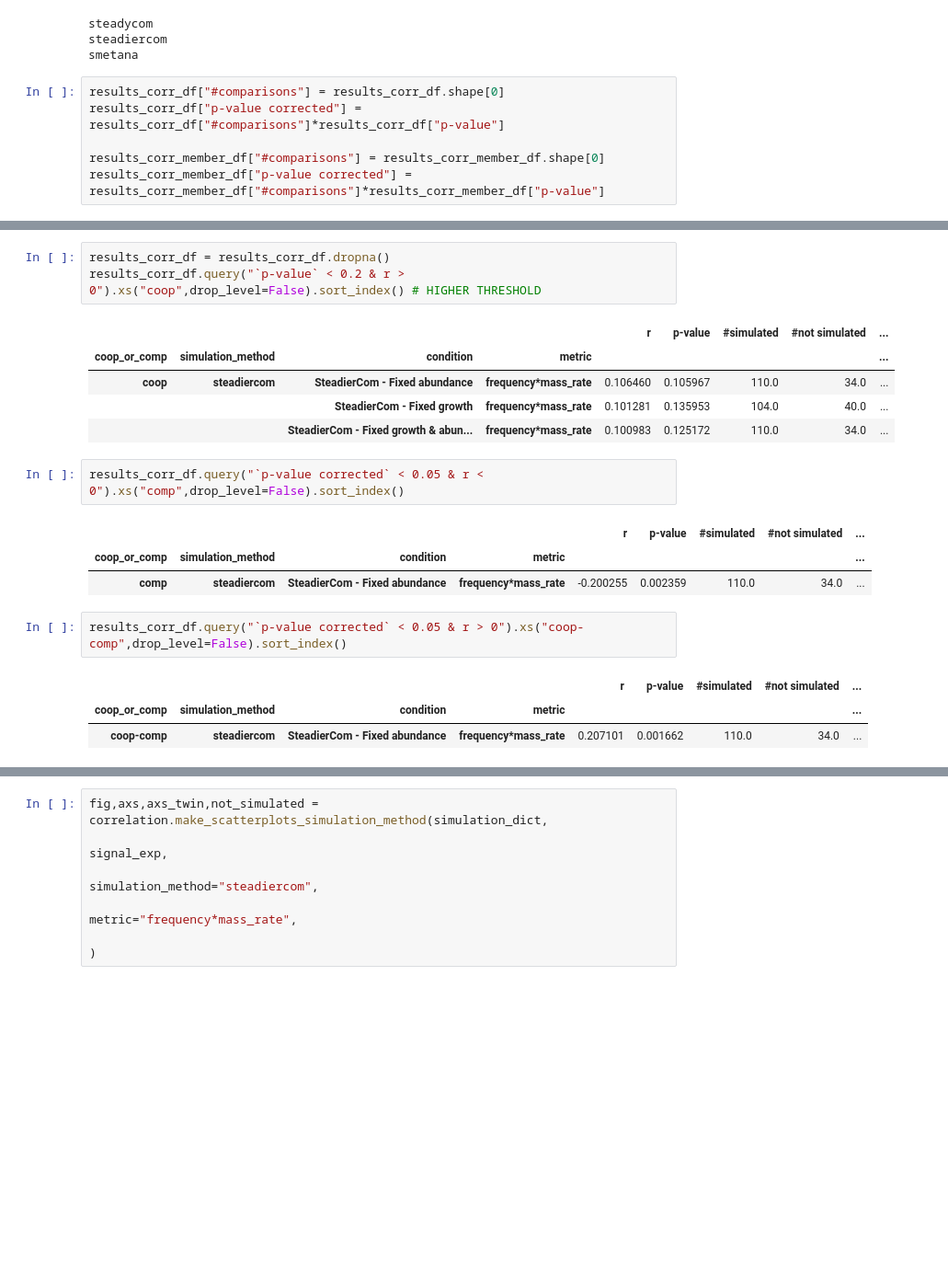
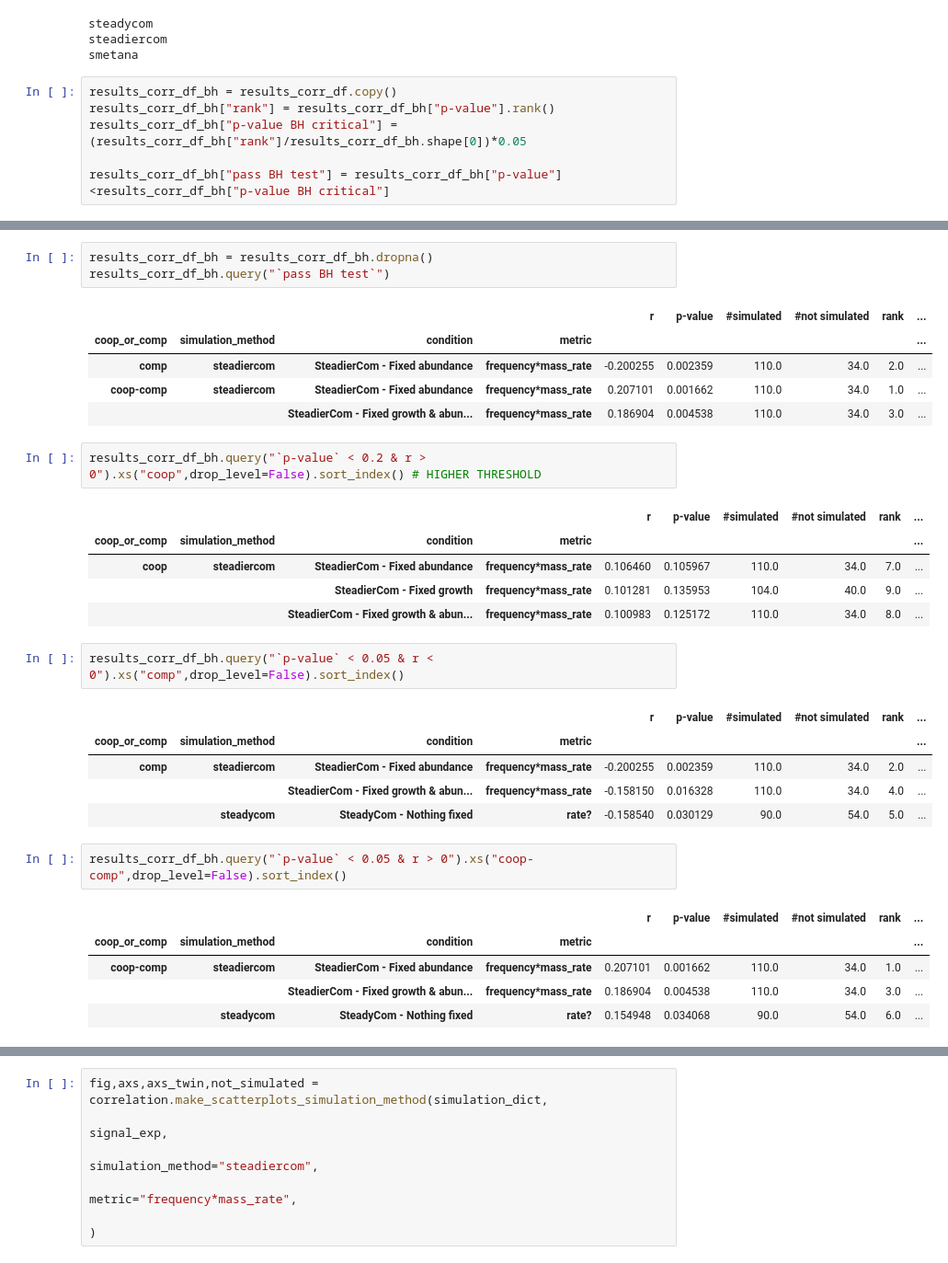
Before and after one commit to IdunBurgos/SteadierCom-Case-Studies, a Jupyter notebook: notebooks/Step 6.2.1. Comparing tools with exp - Venturelli member-member interaction.ipynb, the cells around one changed output, grey strips where cells are left out. Shown: that part at 92% size. Drawn from its saved outputs; the diff is of its cells as text; blank space fills up the shorter version.

Commit message:
added Benjamini-Hochberg test for correlation

```diff
--- a/notebooks/Step 6.2.1. Comparing tools with exp - Venturelli member-member interaction.ipynb
+++ b/notebooks/Step 6.2.1. Comparing tools with exp - Venturelli member-member interaction.ipynb
@@ -81,8 +81,8 @@ steadycom
 steadiercom
 smetana
 # %%
-results_corr_df["#comparisons"] = results_corr_df.shape[0]
-results_corr_df["p-value corrected"] = results_corr_df["#comparisons"]*results_corr_df["p-value"]
+results_corr_df_bh = results_corr_df.copy()
+results_corr_df_bh["rank"] = results_corr_df_bh["p-value"].rank()
+results_corr_df_bh["p-value BH critical"] = (results_corr_df_bh["rank"]/results_corr_df_bh.shape[0])*0.05
 
-results_corr_member_df["#comparisons"] = results_corr_member_df.shape[0]
-results_corr_member_df["p-value corrected"] = results_corr_member_df["#comparisons"]*results_corr_member_df["p-value"]
+results_corr_df_bh["pass BH test"] = results_corr_df_bh["p-value"]<results_corr_df_bh["p-value BH critical"]
@@ -89,21 +94,33 @@ results_corr_member_df["p-value corrected"] = results_corr_member_df["#compariso
+# %%
+results_corr_df_bh = results_corr_df_bh.dropna()
+results_corr_df_bh.query("`pass BH test`")
+# %% [output]
+|  |  |  |  | r | p-value | #simulated | #not simulated | rank | ... |
+| coop_or_comp | simulation_method | condition | metric |  |  |  |  |  | ... |
+| comp | steadiercom | SteadierCom - Fixed abundance | frequency*mass_rate | -0.200255 | 0.002359 | 110.0 | 34.0 | 2.0 | ... |
+| coop-comp | steadiercom | SteadierCom - Fixed abundance | frequency*mass_rate | 0.207101 | 0.001662 | 110.0 | 34.0 | 1.0 | ... |
+|  |  | SteadierCom - Fixed growth & abun... | frequency*mass_rate | 0.186904 | 0.004538 | 110.0 | 34.0 | 3.0 | ... |
 # %%
-results_corr_df = results_corr_df.dropna()
-results_corr_df.query("`p-value` < 0.2 & r > 0").xs("coop",drop_level=False).sort_index() # HIGHER THRESHOLD
+results_corr_df_bh.query("`p-value` < 0.2 & r > 0").xs("coop",drop_level=False).sort_index() # HIGHER THRESHOLD
 # %% [output]
-|  |  |  |  | r | p-value | #simulated | #not simulated | ... |
-| coop_or_comp | simulation_method | condition | metric |  |  |  |  | ... |
-| coop | steadiercom | SteadierCom - Fixed abundance | frequency*mass_rate | 0.106460 | 0.105967 | 110.0 | 34.0 | ... |
-|  |  | SteadierCom - Fixed growth | frequency*mass_rate | 0.101281 | 0.135953 | 104.0 | 40.0 | ... |
-|  |  | SteadierCom - Fixed growth & abun... | frequency*mass_rate | 0.100983 | 0.125172 | 110.0 | 34.0 | ... |
+|  |  |  |  | r | p-value | #simulated | #not simulated | rank | ... |
+| coop_or_comp | simulation_method | condition | metric |  |  |  |  |  | ... |
+| coop | steadiercom | SteadierCom - Fixed abundance | frequency*mass_rate | 0.106460 | 0.105967 | 110.0 | 34.0 | 7.0 | ... |
+|  |  | SteadierCom - Fixed growth | frequency*mass_rate | 0.101281 | 0.135953 | 104.0 | 40.0 | 9.0 | ... |
+|  |  | SteadierCom - Fixed growth & abun... | frequency*mass_rate | 0.100983 | 0.125172 | 110.0 | 34.0 | 8.0 | ... |
 # %%
-results_corr_df.query("`p-value corrected` < 0.05 & r < 0").xs("comp",drop_level=False).sort_index()
+results_corr_df_bh.query("`p-value` < 0.05 & r < 0").xs("comp",drop_level=False).sort_index()
 # %% [output]
-|  |  |  |  | r | p-value | #simulated | #not simulated | ... |
-| coop_or_comp | simulation_method | condition | metric |  |  |  |  | ... |
-| comp | steadiercom | SteadierCom - Fixed abundance | frequency*mass_rate | -0.200255 | 0.002359 | 110.0 | 34.0 | ... |
+|  |  |  |  | r | p-value | #simulated | #not simulated | rank | ... |
+| coop_or_comp | simulation_method | condition | metric |  |  |  |  |  | ... |
+| comp | steadiercom | SteadierCom - Fixed abundance | frequency*mass_rate | -0.200255 | 0.002359 | 110.0 | 34.0 | 2.0 | ... |
+|  |  | SteadierCom - Fixed growth & abun... | frequency*mass_rate | -0.158150 | 0.016328 | 110.0 | 34.0 | 4.0 | ... |
+|  | steadycom | SteadyCom - Nothing fixed | rate? | -0.158540 | 0.030129 | 90.0 | 54.0 | 5.0 | ... |
 # %%
-results_corr_df.query("`p-value corrected` < 0.05 & r > 0").xs("coop-comp",drop_level=False).sort_index()
+results_corr_df_bh.query("`p-value` < 0.05 & r > 0").xs("coop-comp",drop_level=False).sort_index()
 # %% [output]
-|  |  |  |  | r | p-value | #simulated | #not simulated | ... |
-| coop_or_comp | simulation_method | condition | metric |  |  |  |  | ... |
-| coop-comp | steadiercom | SteadierCom - Fixed abundance | frequency*mass_rate | 0.207101 | 0.001662 | 110.0 | 34.0 | ... |
+|  |  |  |  | r | p-value | #simulated | #not simulated | rank | ... |
+| coop_or_comp | simulation_method | condition | metric |  |  |  |  |  | ... |
+| coop-comp | steadiercom | SteadierCom - Fixed abundance | frequency*mass_rate | 0.207101 | 0.001662 | 110.0 | 34.0 | 1.0 | ... |
+|  |  | SteadierCom - Fixed growth & abun... | frequency*mass_rate | 0.186904 | 0.004538 | 110.0 | 34.0 | 3.0 | ... |
+|  | steadycom | SteadyCom - Nothing fixed | rate? | 0.154948 | 0.034068 | 90.0 | 54.0 | 6.0 | ... |
```
Also changed, not shown: parts of 8 cells of this notebook, 1 other file.
